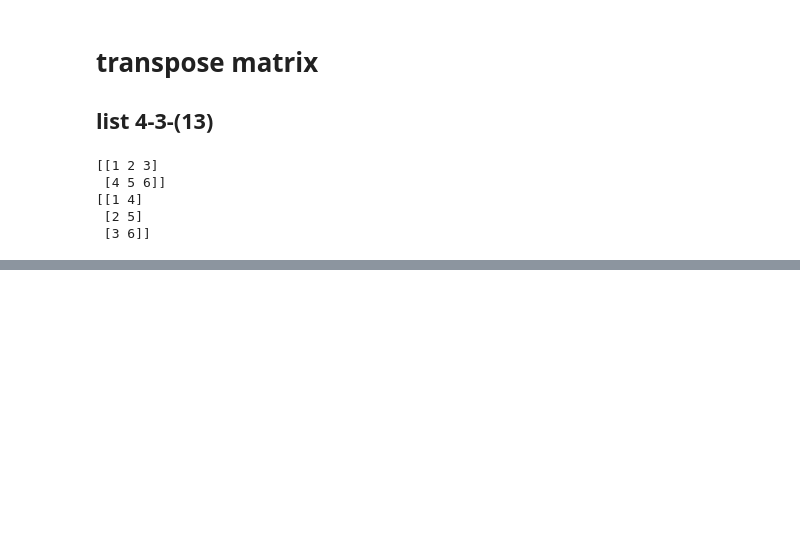
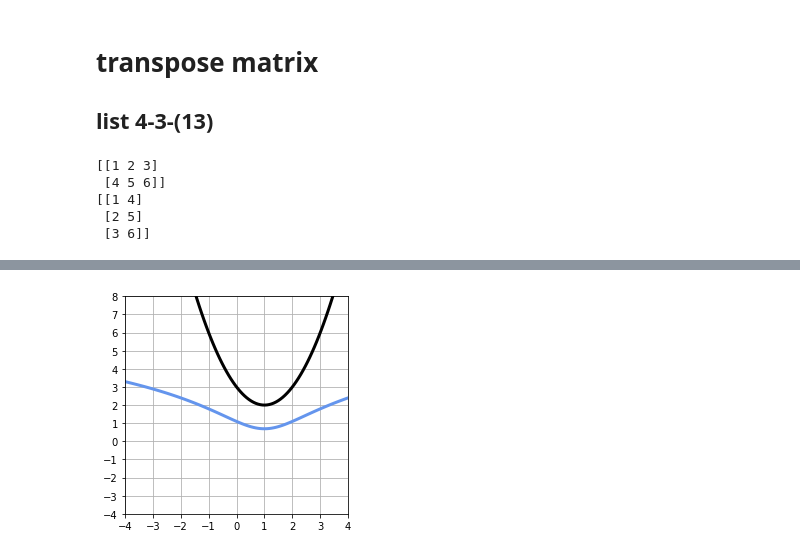
Before and after one commit to hyosay/jupyter_savefile, a Jupyter notebook: Chap_4.ipynb, the cells around one changed output, grey strips where cells are left out. Saved outputs shown, nothing was run; the diff lists cells and outputs as text; code cells hidden in the pictures; blank space fills up the shorter version.

```diff
--- a/Chap_4.ipynb
+++ b/Chap_4.ipynb
@@ -114,0 +157,16 @@ print(A.T)
+# %%
+x = np.linspace(-4, 4, 100)
+y = (x - 1)**2 + 2
+logy =np.log(y)
+
+plt.figure(figsize=(4, 4))
+plt.plot(x, y, 'black', linewidth=3)
+plt.plot(x, logy, 'cornflowerblue', linewidth=3)
+plt.yticks(range(-4, 9 ,1))
+plt.xticks(range(-4, 5, 1))
+plt.ylim(-4, 8)
+plt.xlim(-4, 4)
+plt.grid(True)
+plt.show()
+# %% [output]
+[figure, added]
```
Also changed, not shown: parts of 18 cells of this notebook, 1 other file.
